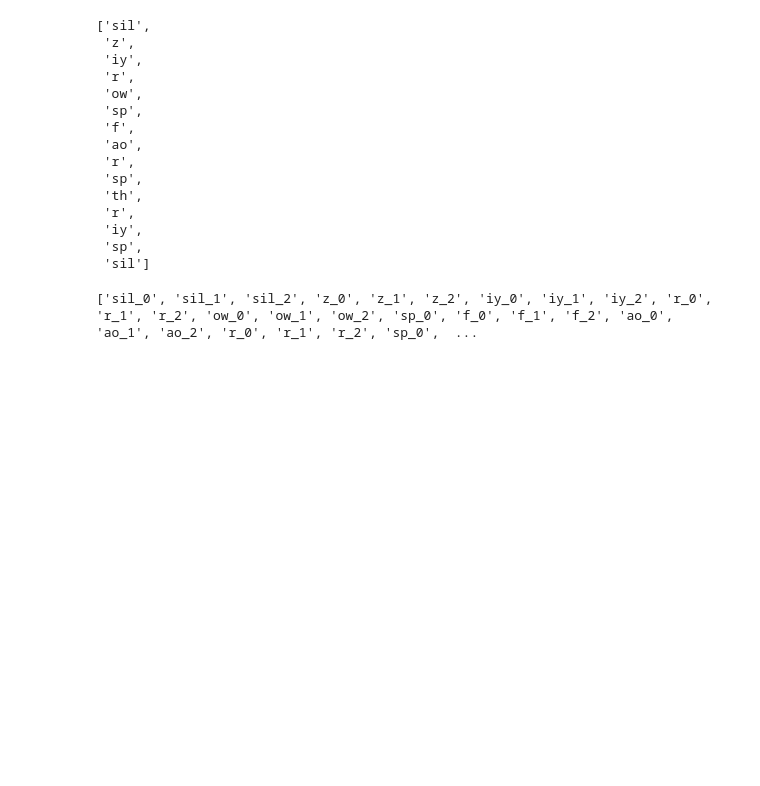
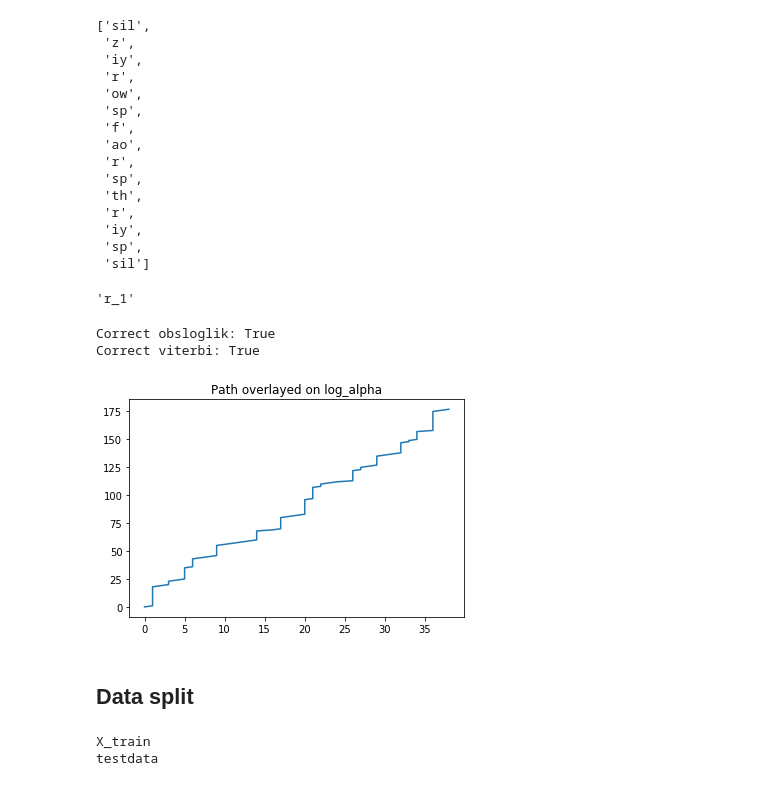
Before and after one commit to Yuhu-kth/Speech-Speaker-Recognition, a Jupyter notebook: lab3/lab3.ipynb, the cells around one changed output. Saved outputs shown, nothing was run; the diff lists cells and outputs as text; code cells hidden in the pictures; blank space fills up the shorter version.

```diff
--- a/lab3/lab3.ipynb
+++ b/lab3/lab3.ipynb
@@ -21,9 +23,8 @@ loadAudio('tidigits/disc_4.1.1/tidigits/train/man/ae/z9z6531a.wav')
 ## Target Class Definition
 # %%
 statelist = []
-phoneHMMs = np.load('/home/tmh/Documents/yhu/speech/Speech-Speaker-Recognition/lab2/lab2_models_all.npz',allow_pickle=True)['phoneHMMs'].item()
+phoneHMMs = np.load('/Users/yuhu/Desktop/p4-Speech/Speech-Speaker-Recognition/lab2/lab2_models_all.npz',allow_pickle=True)['phoneHMMs'].item()
 phones = sorted(phoneHMMs.keys())
 nstates = {phone:phoneHMMs[phone]['means'].shape[0] for phone in phones}
 stateList = [ph + '_' +str(id) for ph in phones for id in range(nstates[ph])]
 statelist = stateList
-stateList
@@ -54,5 +37,4 @@ stateList.index('ay_2')
 # %%
 filename ='tidigits/disc_4.1.1/tidigits/train/man/nw/z43a.wav'
 samples, samplingrate = loadAudio(filename)
-lmcc = mfcc(samples)
-print(lmcc.shape)
+lmfcc = mfcc(samples)
@@ -88,7 +65,19 @@ utteranceHMM = concatHMMs(phoneHMMs,phoneTrans)
 # %%
-stateTrans = [phone + '_' + str(stateid) for phone in phoneTrans
-                for stateid in range(nstates[phone])]
+utteranceHMM = concatHMMs(phoneHMMs, phoneTrans)
+stateTrans = [phone +'_'+ str(stateid) for phone in phoneTrans for stateid in range(nstates[phone])]
+stateTrans[10]
+# %% [output]
+'r_1'
-# %%
-print(stateTrans)
-# %% [output]
-['sil_0', 'sil_1', 'sil_2', 'z_0', 'z_1', 'z_2', 'iy_0', 'iy_1', 'iy_2', 'r_0', 'r_1', 'r_2', 'ow_0', 'ow_1', 'ow_2', 'sp_0', 'f_0', 'f_1', 'f_2', 'ao_0', 'ao_1', 'ao_2', 'r_0', 'r_1', 'r_2', 'sp_0',  ...
+# %%
+example = np.load('lab3_example.npz',allow_pickle=True)['example'].item()
+# %%
+obsloglik = log_multivariate_normal_density_diag(lmfcc, utteranceHMM['means'], utteranceHMM['covars'])
+viterbi_loglik, viterbi_path = viterbi(obsloglik, np.log(utteranceHMM['startprob']), np.log(utteranceHMM['transmat']), True)
+plt.plot(viterbi_path, np.arange(len(viterbi_path)))
+plt.title("Path overlayed on log_alpha")
+print("Correct obsloglik:",np.allclose(obsloglik, example['obsloglik']))
+print("Correct viterbi:",np.allclose(viterbi_path, example['viterbiPath']))
+# %% [output]
+Correct obsloglik: True
+Correct viterbi: True
+[figure, added]
@@ -94,0 +126,13 @@ print(stateTrans)
+# %% [markdown]
+## Data split
+# %%
+traindata = np.load("traindata.npz",allow_pickle=True)
+testdata = np.load("testdata.npz",allow_pickle=True)
+
+for k in traindata.iterkeys():
+    print(k)
+for k in testdata.iterkeys():
+    print(k)
+# %% [output]
+X_train
+testdata
```
Also changed, not shown: parts of 20 cells of this notebook, 1 other file.
